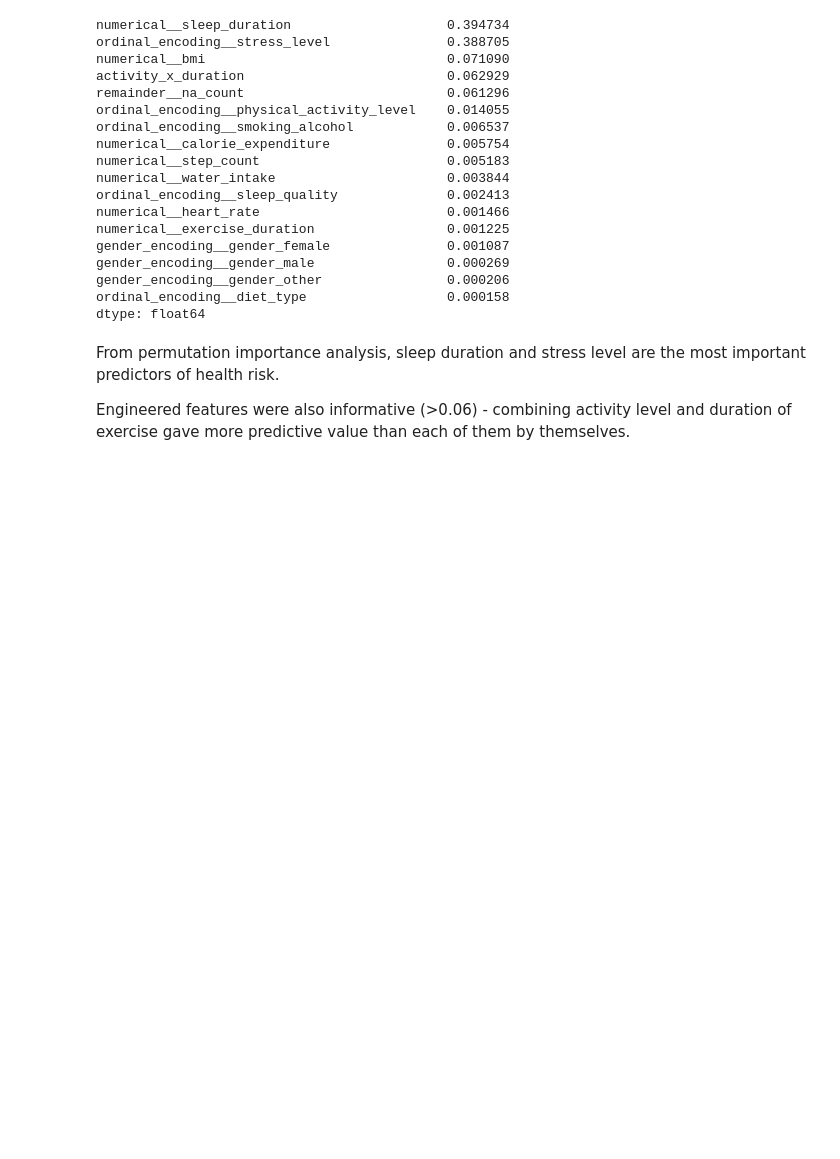
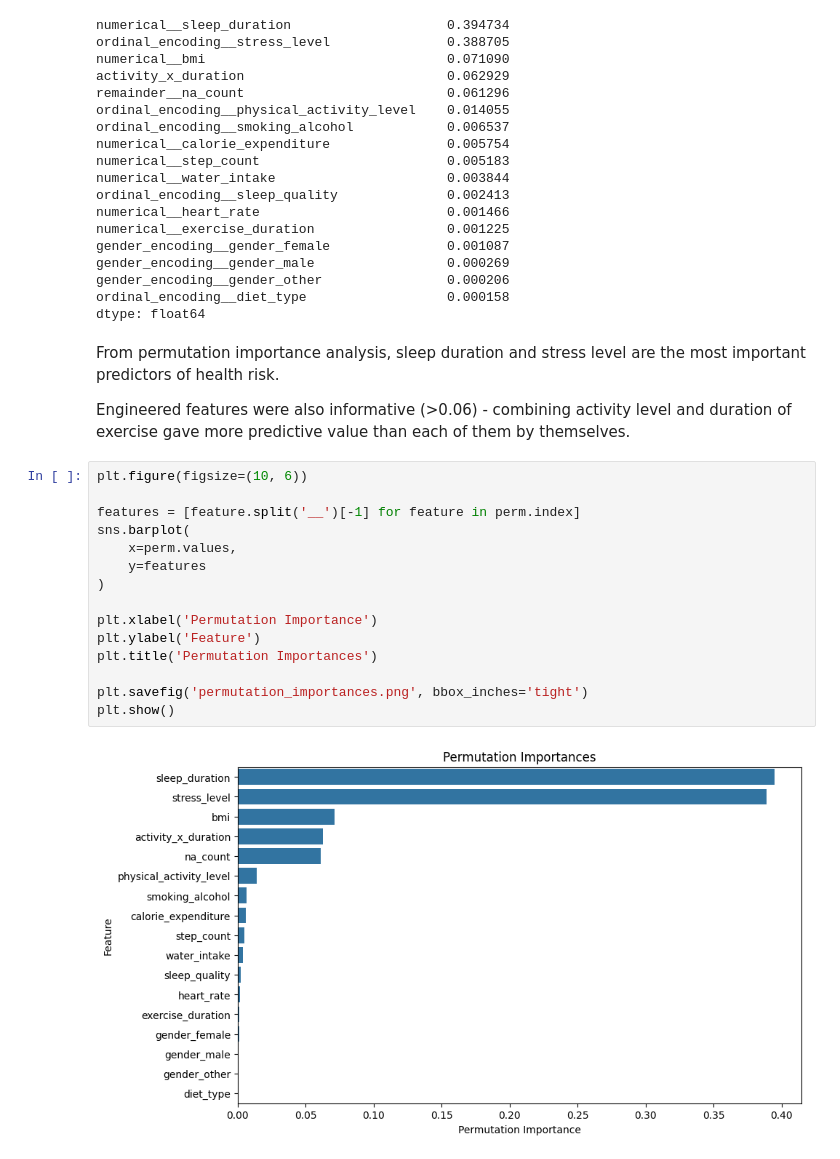
Before and after one commit to lewistang-uk/health-risk-prediction, a Jupyter notebook: notebooks/04-tuning.ipynb, the cells around one changed output. Drawn from its saved outputs; the diff is of its cells as text; blank space fills up the shorter version.

```diff
--- a/notebooks/04-tuning.ipynb
+++ b/notebooks/04-tuning.ipynb
@@ -195,3 +261,20 @@ dtype: float64
 From permutation importance analysis, sleep duration and stress level are the most important predictors of health risk.
 
 Engineered features were also informative (>0.06) - combining activity level and duration of exercise gave more predictive value than each of them by themselves.
+# %%
+plt.figure(figsize=(10, 6))
+
+features = [feature.split('__')[-1] for feature in perm.index]
+sns.barplot(
+    x=perm.values,
+    y=features
+)
+
+plt.xlabel('Permutation Importance')
+plt.ylabel('Feature')
+plt.title('Permutation Importances')
+
+plt.savefig('permutation_importances.png', bbox_inches='tight')
+plt.show()
+# %% [output]
+[figure, added]
```
Also changed, not shown: parts of 4 cells of this notebook, 2 other files.
